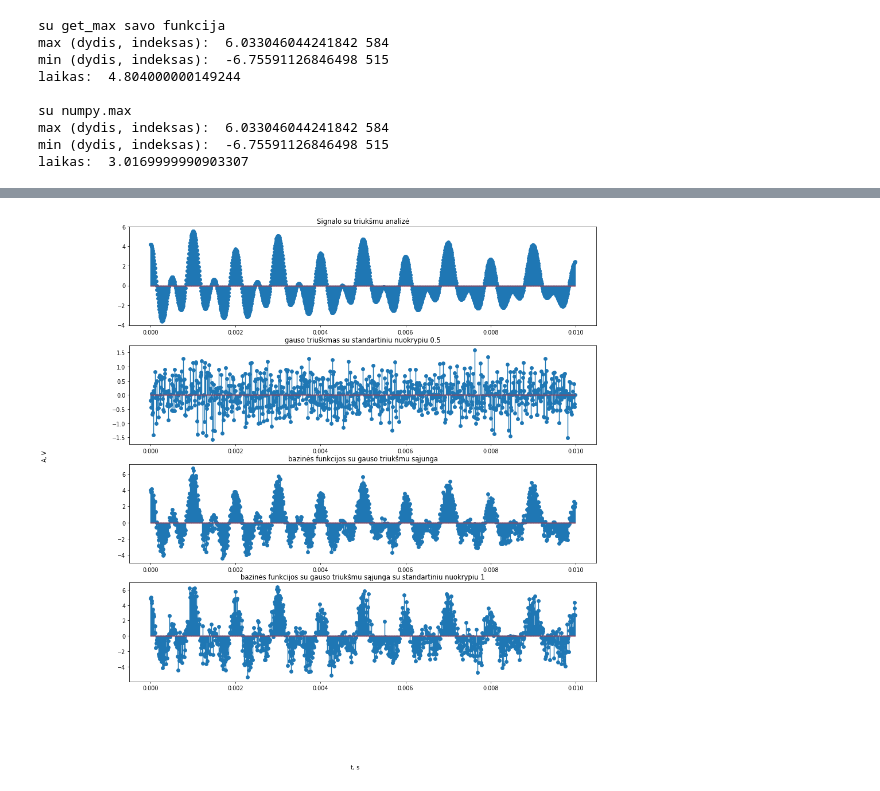
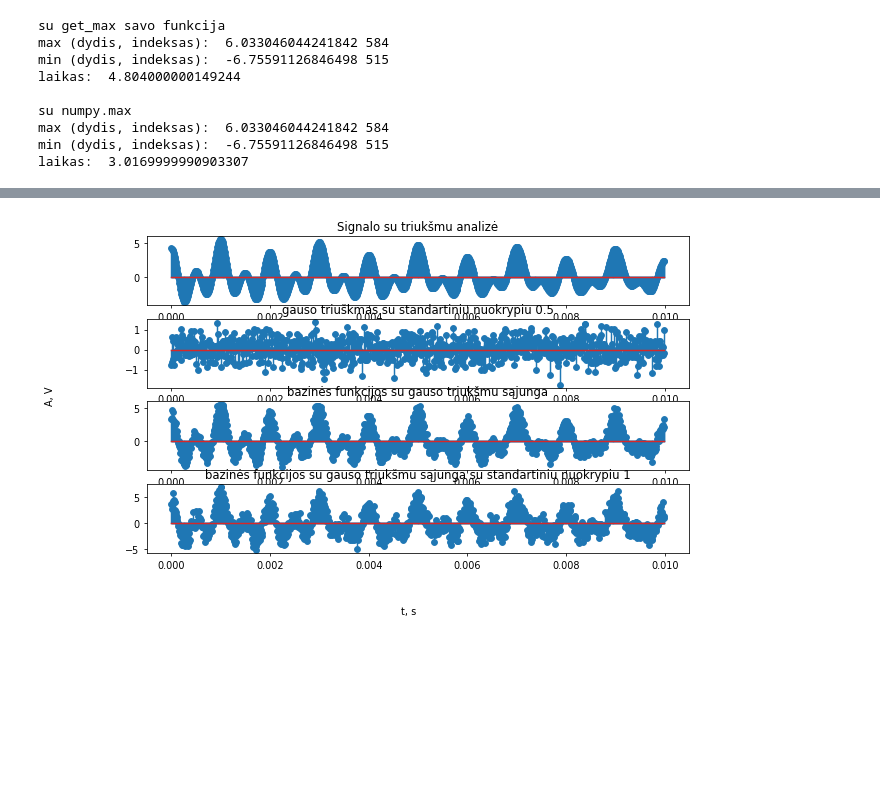
Before and after one commit to Felkin1/dsp_labs, a Jupyter notebook: lab_0.ipynb, the cells around one changed output, grey strips where cells are left out. Cells and saved outputs as stored; diff of their text form; code cells hidden in the pictures; blank space fills up the shorter version.

```diff
--- a/lab_0.ipynb
+++ b/lab_0.ipynb
@@ -624,35 +624,35 @@ y = 3*np.exp(-90*t)*np.cos(4000*np.pi*t) + 2*np.cos(2000*np.pi*t) - 0.8*np.cos(1
 
 avg = 0
 std = 0.5
 std2 = 1
 
 gausian_noise = avg + std*random.randn(int(n/timestep))
 gausian_noise2 = avg + std2*random.randn(int(n/timestep))
 
 mixed_signal = gausian_noise + y
 mixed_signal2 = gausian_noise2 + y
 
-fig, axs = plt.subplots(4,1,figsize=(15,15),dpi=70)
+fig, axs = plt.subplots(4,1,figsize=(10,6),dpi=70)
 
 axs[0].stem(t,y)
 axs[1].stem(t,gausian_noise)
 axs[2].stem(t,mixed_signal)
 axs[3].stem(t,mixed_signal2)
 
 axs[0].set_title("bazinė funkcija")
 axs[1].set_title("gauso triuškmas su standartiniu nuokrypiu 0.5")
 axs[2].set_title("bazinės funkcijos su gauso triukšmu sąjunga")
 axs[3].set_title("bazinės funkcijos su gauso triukšmu sąjunga su standartiniu nuokrypiu 1")
 
 
 fig.text(0.5, -0.02, 't, s', ha='center')
 fig.text(-0.02, 0.5, 'A, V', va='center', rotation='vertical')
 
 
 axs[0].set_title("Signalo su triukšmu analizė")
 plt.show()
 # %% [output]
-[figure, old version]
+[figure, new version]
 # %%
 # signalo triuksmo santykio ivertinimas
 
```
Also changed, not shown: parts of 7 cells of this notebook.
